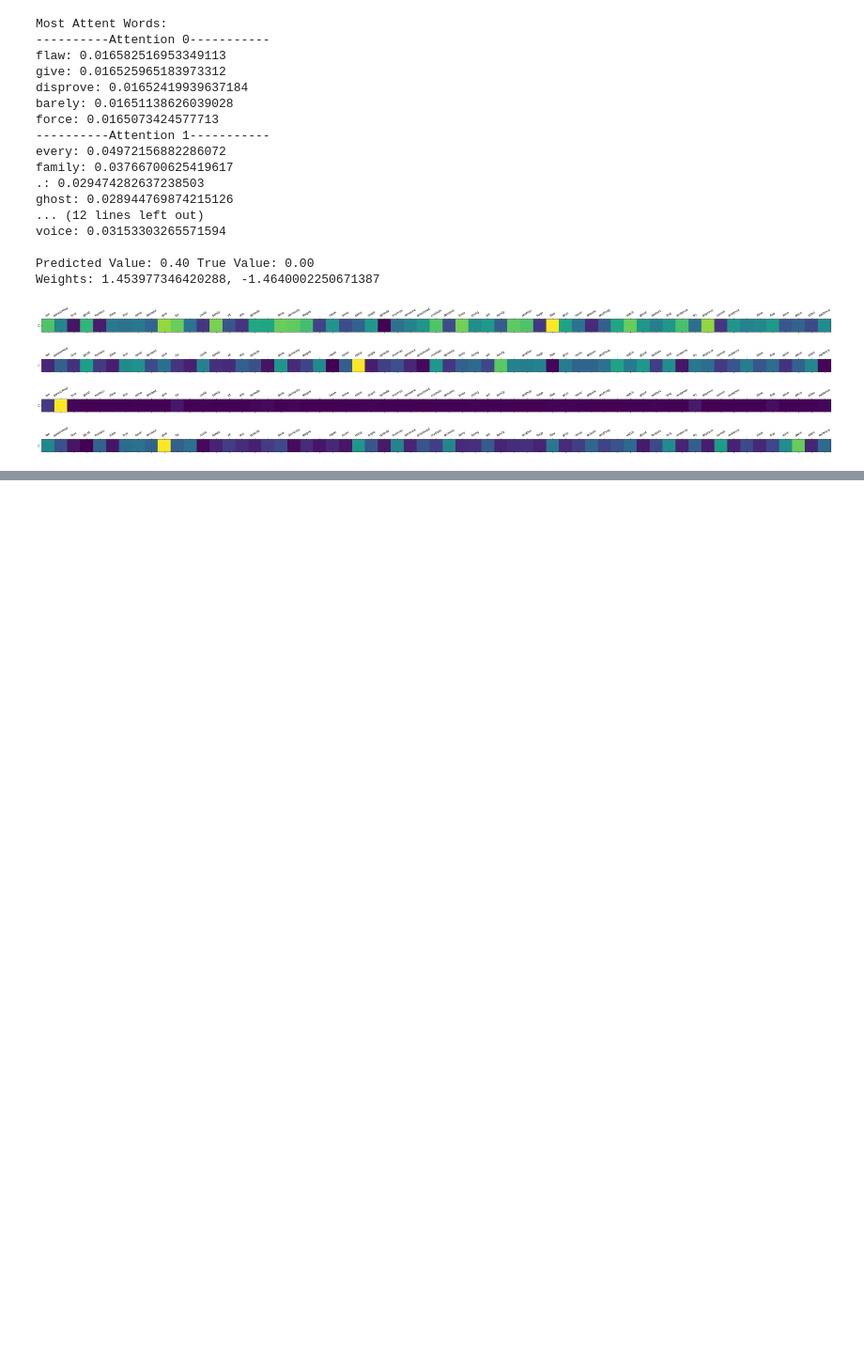
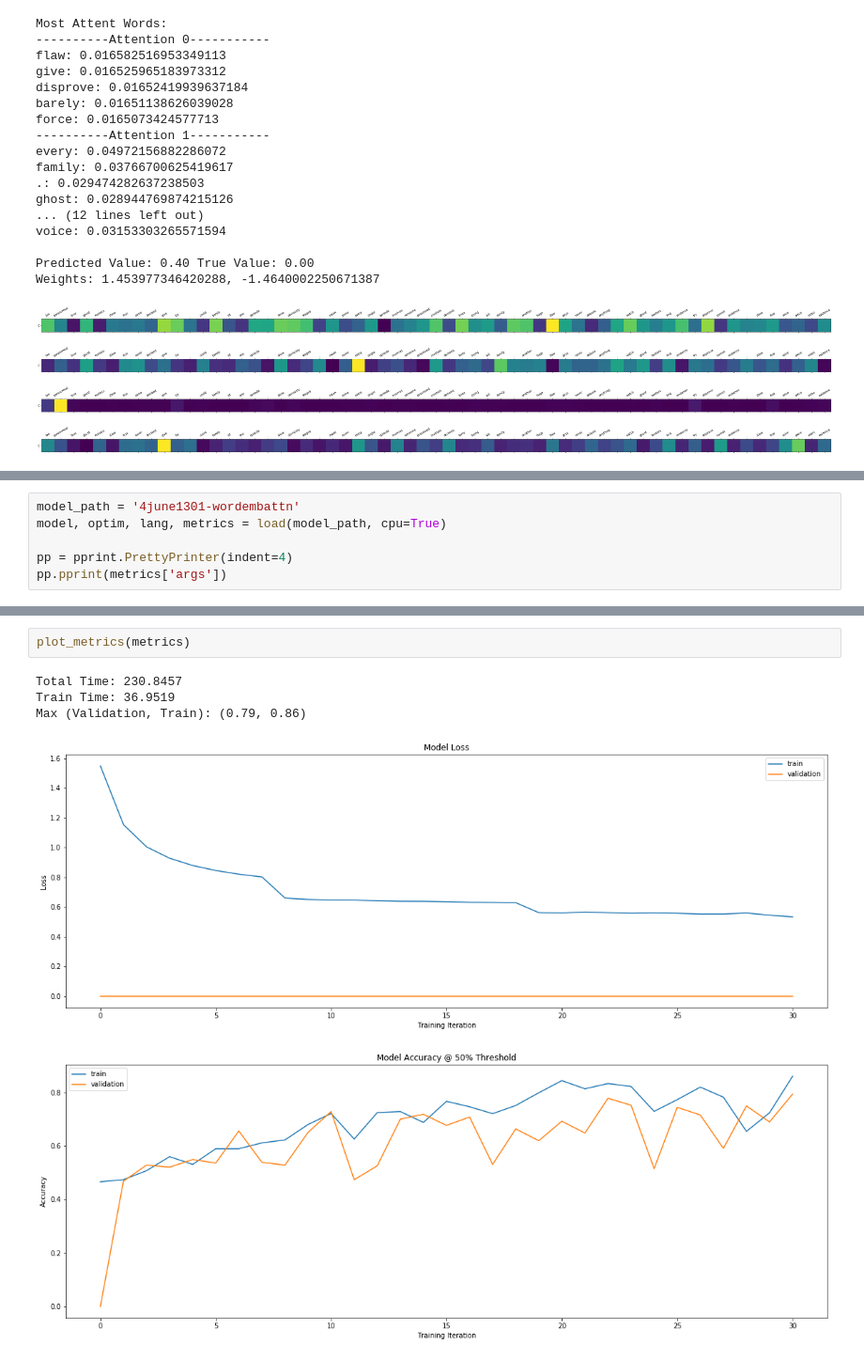
Before and after one commit to gebob19/Dropout-Attention, a Jupyter notebook: task-attention analysis.ipynb, the cells around one changed output, grey strips where cells are left out. Shown at 94% size. Saved outputs shown, nothing was run; the diff lists cells and outputs as text; blank space fills up the shorter version.

```diff
--- a/task-attention analysis.ipynb
+++ b/task-attention analysis.ipynb
@@ -721,0 +724,6 @@ Weights: 1.453977346420288, -1.4640002250671387
+# %%
+model_path = '4june1301-wordembattn'
+model, optim, lang, metrics = load(model_path, cpu=True)
+
+pp = pprint.PrettyPrinter(indent=4)
+pp.pprint(metrics['args'])
@@ -721,0 +748,8 @@ Weights: 1.453977346420288, -1.4640002250671387
+# %%
+plot_metrics(metrics)
+# %% [output]
+Total Time: 230.8457
+Train Time: 36.9519
+Max (Validation, Train): (0.79, 0.86)
+[figure, added]
+[figure, added]
```
Also changed, not shown: parts of 2 cells of this notebook, 1 other file.
